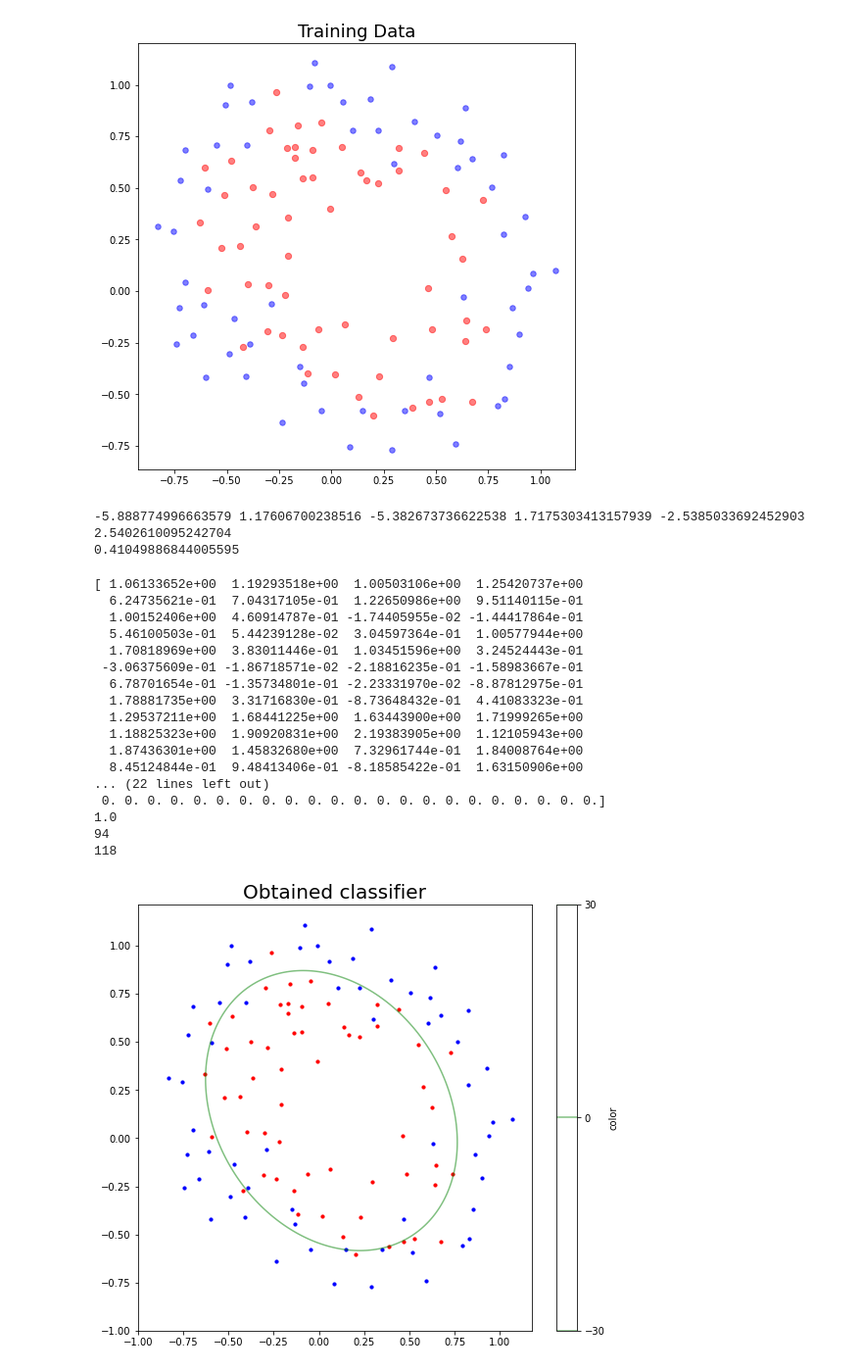
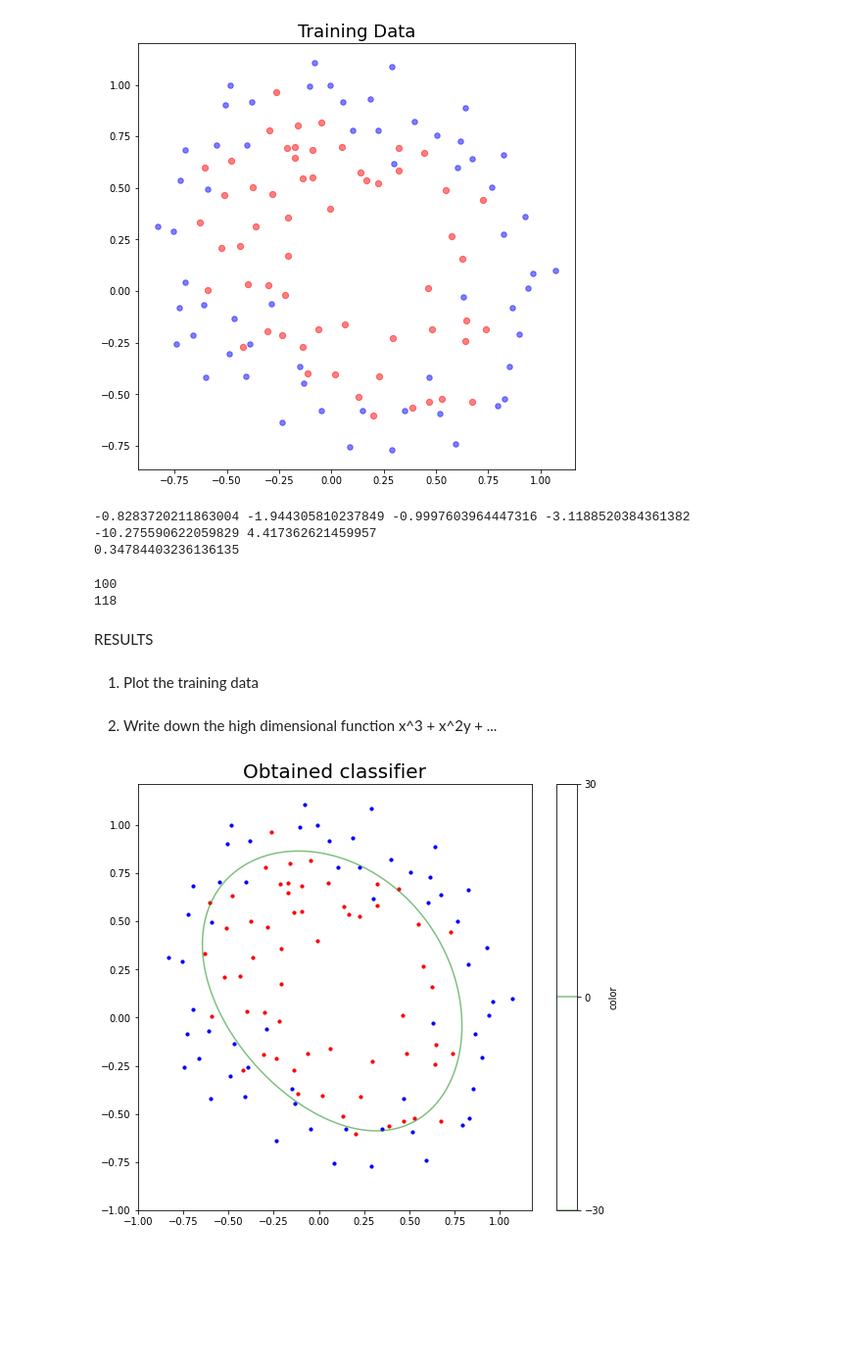
Before and after one commit to JinKim1/classMachineLearning, a Jupyter notebook: ML_assignment06.ipynb, the cells around one changed output. Shown: that part at 98% size. Cells and saved outputs as stored; diff of their text form; code cells hidden in the pictures; blank space fills up the shorter version.

```diff
--- a/ML_assignment06.ipynb
+++ b/ML_assignment06.ipynb
@@ -29,7 +29,7 @@ plt.show()
 [figure]
 # %%
 n_data = len(x)              # 데이터 수
-lter_num = 10000            # 반복 수
+lter_num = 200000            # 반복 수
 learning_rate = 0.01
 
 def s(z):
@@ -59,7 +59,8 @@ W9 = 0.0
 b = 0.0      # 초기값 설정
 
 for i in range(0,lter_num):
-    z = W1*x*x + W2*x + W3*y*y + W4*y + W5*x*y + b   # 예측함수
+    z = W1*x*x*x + W2*x*x*y + W3*x*y*y + W4*y*y*y + W5*x*x + W6*x*y + W7*y*y + W8*x + W9*y + b   # 예측함수
+    # z = W1*x*x + W2*x*y + W3*y*y + W4*x + W5*y + b
     cost = np.sum(  -l*np.log(s(z)) - (1-l)*np.log(1-s(z))  )/n_data
 
     w1_guess[i] = W1          # 반복마다 값들 저장
@@ -74,14 +75,14 @@ for i in range(0,lter_num):
     b_guess[i] = b
     cost_guess[i] = cost
 
-    gradient_w1 = np.sum((s(z)-l)*x*x)/n_data
-    gradient_w2 = np.sum((s(z)-l)*x)/n_data
-    gradient_w3 = np.sum((s(z)-l)*y*y)/n_data
-    gradient_w4 = np.sum((s(z)-l)*y)/n_data
-    gradient_w5 = np.sum((s(z)-l)*x*y)/n_data
-    gradient_w6 = np.sum((s(z)-l)*y)/n_data
-    gradient_w7 = np.sum((s(z)-l)*y)/n_data
-    gradient_w8 = np.sum((s(z)-l)*y)/n_data
+    gradient_w1 = np.sum((s(z)-l)*x*x*x)/n_data
+    gradient_w2 = np.sum((s(z)-l)*x*x*y)/n_data
+    gradient_w3 = np.sum((s(z)-l)*x*y*y)/n_data
+    gradient_w4 = np.sum((s(z)-l)*y*y*y)/n_data
+    gradient_w5 = np.sum((s(z)-l)*x*x)/n_data
+    gradient_w6 = np.sum((s(z)-l)*x*y)/n_data
+    gradient_w7 = np.sum((s(z)-l)*y*y)/n_data
+    gradient_w8 = np.sum((s(z)-l)*x)/n_data
     gradient_w9 = np.sum((s(z)-l)*y)/n_data
     gradient_b = np.sum((s(z)-l))/n_data            # b에 대해 편미분
 
@@ -99,13 +100,13 @@ for i in range(0,lter_num):
 print(W1,W2,W3,W4,W5,b)  # 학습 후 W1,W2,W3,b 값 확인
 print(cost)  # 학습 후 cost값 확인
 # %% [output]
--5.888774996663579 1.17606700238516 -5.382673736622538 1.7175303413157939 -2.5385033692452903 2.5402610095242704
-0.41049886844005595
+-0.8283720211863004 -1.944305810237849 -0.9997603964447316 -3.1188520384361382 -10.275590622059829 4.417362621459957
+0.34784403236136135
 # %%
-W1*x*x + W2*x + W3*y*y + W4*y + W5*x*y + b
-print(z)
-print(l)
-print(l[0])
+z = W1*x*x*x + W2*x*x*y + W3*x*y*y + W4*y*y*y + W5*x*x + W6*x*y + W7*y*y + W8*x + W9*y + b
+# print(z)
+# print(l)
+# print(l[0])
 good = 0
 for i in range(0,n_data):
     if(z[i]>0):
@@ -117,36 +118,30 @@ for i in range(0,n_data):
 print(good)
 print(n_data)
 # %% [output]
-[ 1.06133652e+00  1.19293518e+00  1.00503106e+00  1.25420737e+00
-  6.24735621e-01  7.04317105e-01  1.22650986e+00  9.51140115e-01
-  1.00152406e+00  4.60914787e-01 -1.74405955e-02 -1.44417864e-01
-  5.46100503e-01  5.44239128e-02  3.04597364e-01  1.00577944e+00
-  1.70818969e+00  3.83011446e-01  1.03451596e+00  3.24524443e-01
- -3.06375609e-01 -1.86718571e-02 -2.18816235e-01 -1.58983667e-01
-  6.78701654e-01 -1.35734801e-01 -2.23331970e-02 -8.87812975e-01
-  1.78881735e+00  3.31716830e-01 -8.73648432e-01  4.41083323e-01
-  1.29537211e+00  1.68441225e+00  1.63443900e+00  1.71999265e+00
-  1.18825323e+00  1.90920831e+00  2.19383905e+00  1.12105943e+00
-  1.87436301e+00  1.45832680e+00  7.32961744e-01  1.84008764e+00
-  8.45124844e-01  9.48413406e-01 -8.18585422e-01  1.63150906e+00
-... (22 lines left out)
- 0. 0. 0. 0. 0. 0. 0. 0. 0. 0. 0. 0. 0. 0. 0. 0. 0. 0. 0. 0. 0. 0.]
-1.0
-94
+100
 118
+# %% [markdown]
+RESULTS
+# %% [markdown]
+1. Plot the training data
+# %% [markdown]
+2. Write down the high dimensional function
+x^3 + x^2y + ...
 # %%
 x_g = np.arange(-1,1,0.01)
 y_g = np.arange(-1,1,0.01)
 x_g,y_g = np.meshgrid(x_g,y_g)
 
 plt.figure(figsize=(9, 8))
-plt.contour(x_g, y_g,W1*x_g*x_g + W2*x_g + W3*y_g*y_g + W4*y_g + W5*x_g*y_g + b,colors="g",levels=[-30,0,30],alpha=0.5,linestyles=["--","-","--"])
+plt.contour(x_g, y_g,W1*x_g*x_g*x_g + W2*x_g*x_g*y_g + W3*x_g*y_g*y_g + W4*y_g*y_g*y_g + W5*x_g*x_g + W6*x_g*y_g + W7*y_g*y_g + W8*x_g + W9*y_g + b,colors="g",levels=[-30,0,30],alpha=0.5,linestyles=["--","-","--"])
 
+# W1*x_g*x_g + W2*x_g*y_g + W3*y_g*y_g + W4*x_g + W5*y_g + b
+# W1*x_g*x_g*x_g + W2*x_g*x_g*y_g + W3*x_g*y_g*y_g + W4*y_g*y_g*y_g + W5*x_g*x_g + W6*x_g*y_g + W7*y_g*y_g + W8*x_g + W9*y_g + b
 
 plt.colorbar(label='color')
 plt.scatter(x_0, y_0, s=10,alpha=1, c='b')
 plt.scatter(x_1, y_1, s=10,alpha=1, c='r')
 plt.title('Obtained classifier',fontsize=20)
 plt.show()
 # %% [output]
-[figure, old version]
+[figure, new version]
```
